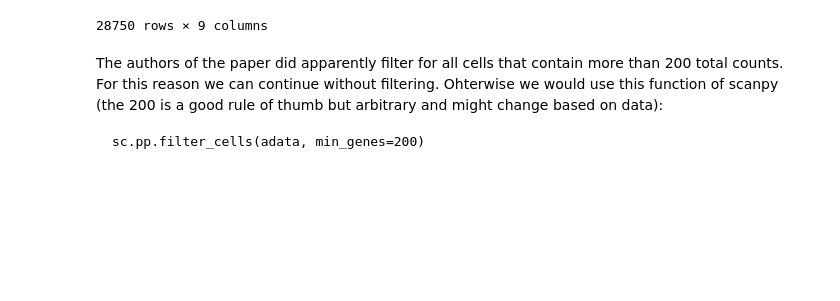
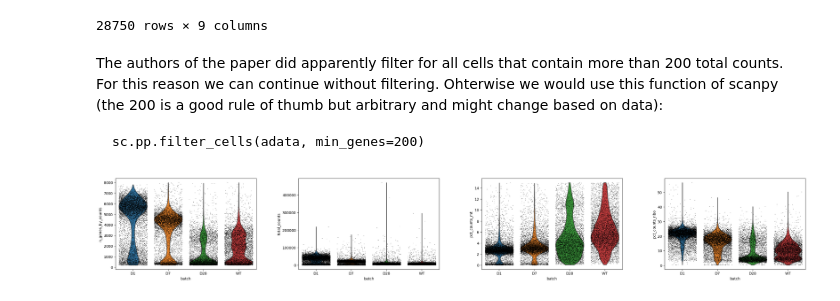
Before and after one commit to ThorstenCodes/scRNAseq-selfproject-pancreatitis, a Jupyter notebook: Pancreatitis_Reanalysis.ipynb, the cells around one changed output. Saved outputs shown, nothing was run; the diff lists cells and outputs as text; code cells hidden in the pictures; blank space fills up the shorter version.

Commit message:
Preprocessing finished including batch wise correction

```diff
--- a/Pancreatitis_Reanalysis.ipynb
+++ b/Pancreatitis_Reanalysis.ipynb
@@ -462,3 +462,11 @@ adata.obs.sort_values('total_counts')
 The authors of the paper did apparently filter for all cells that contain more than 200 total counts. For this reason we can continue without filtering. Ohterwise we would use this function of scanpy (the 200 is a good rule of thumb but arbitrary and might change based on data): <br>
 
     sc.pp.filter_cells(adata, min_genes=200)
+# %%
+# To check the Quality control batchwise we assign a new column with the batch name extracted from the cell barcode.
+adata.obs['batch'] = adata.obs.index.str.split('_').str[0]
+# %%
+sc.pl.violin(adata, ['n_genes_by_counts', 'total_counts', 'pct_counts_mt', 'pct_counts_ribo'], groupby='batch',
+             jitter = 0.4, multi_panel = True)
+# %% [output]
+[figure, added]
```
Also changed, not shown: parts of 12 cells of this notebook.
